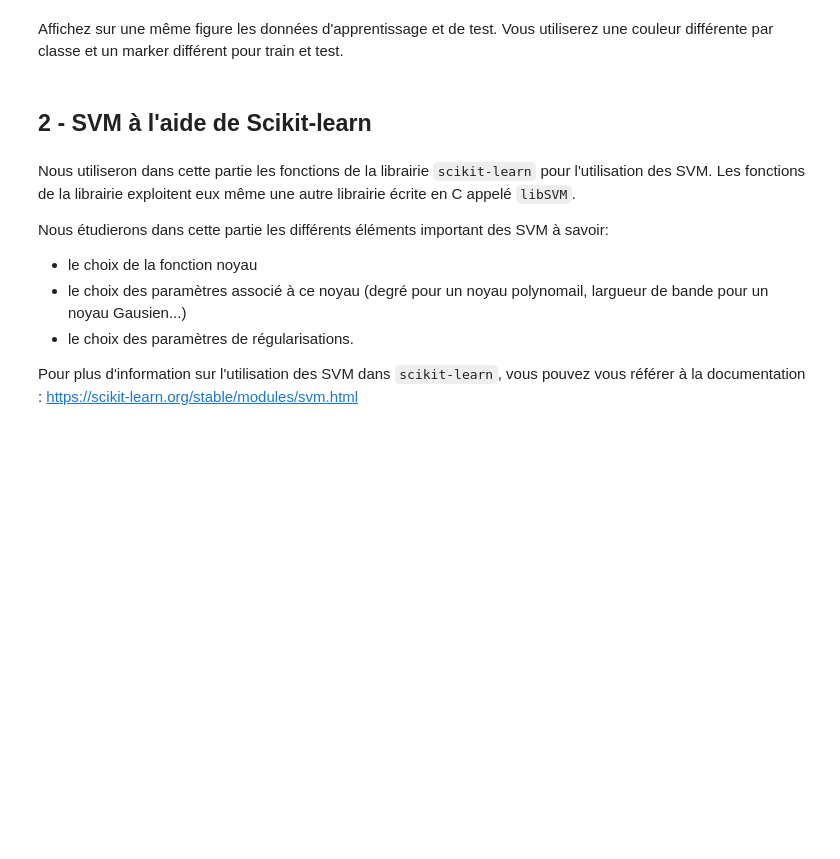
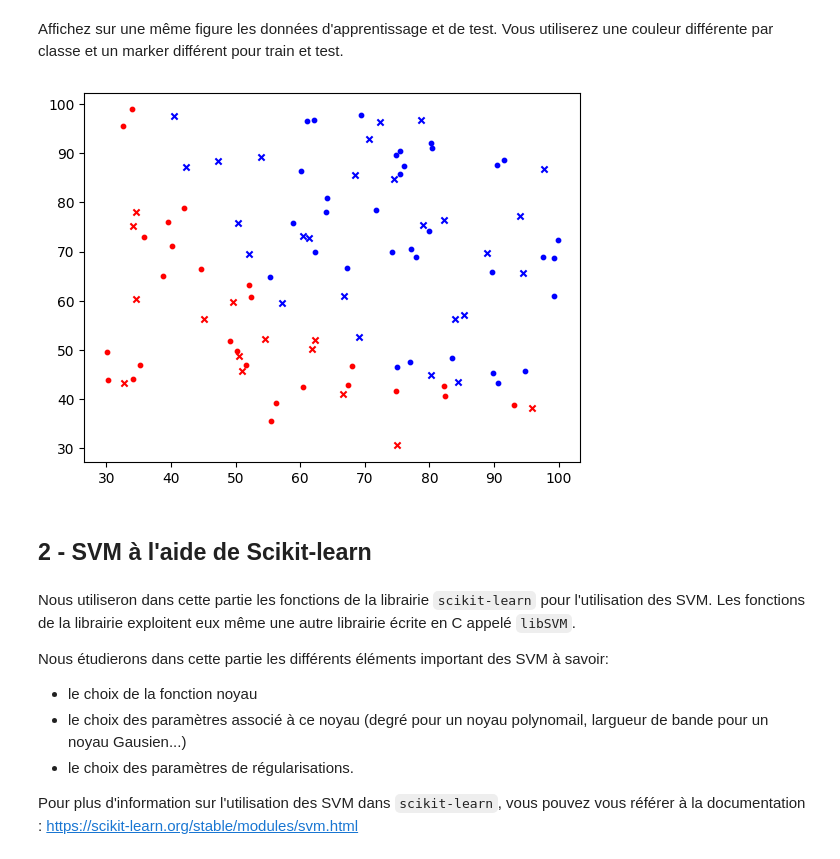
Before and after one commit to ViniciusGN/Kaggle-AI-Studies, a Jupyter notebook: Apprentissage/TP3_Vinicius_Nascimento/TP3_Vinicius_Nascimento.ipynb, the cells around one changed output. Cells and saved outputs as stored; diff of their text form; code cells hidden in the pictures; blank space fills up the shorter version.

```diff
--- a/Apprentissage/TP3_Vinicius_Nascimento/TP3_Vinicius_Nascimento.ipynb
+++ b/Apprentissage/TP3_Vinicius_Nascimento/TP3_Vinicius_Nascimento.ipynb
@@ -118,3 +123,9 @@ raise NotImplementedError()
+# %%
+from sklearn.model_selection import train_test_split
+
+# YOUR CODE HERE
+X_train, X_test, y_train, y_test = train_test_split(X, y, test_size=0.4, random_state=42)
+# raise NotImplementedError()
 # %%
 # Ce bloc permet de valider votre code. Vous ne devez pas le modifier.
 try:
@@ -138,3 +148,15 @@ raise NotImplementedError()
+# %%
+# YOUR CODE HERE
+# Train
+plt.scatter(X_train[y_train == 0, 0], X_train[y_train == 0, 1], color='red', marker='o', label='Train - Classe 0', s=10)
+plt.scatter(X_train[y_train == 1, 0], X_train[y_train == 1, 1], color='blue', marker='o', label='Train - Classe 1', s=10)
+# Test
+plt.scatter(X_test[y_test == 0, 0], X_test[y_test == 0, 1], color='red', marker='x', label='Test - Classe 0', s=20)
+plt.scatter(X_test[y_test == 1, 0], X_test[y_test == 1, 1], color='blue', marker='x', label='Test - Classe 1', s=20)
+plt.show()
+# raise NotImplementedError()
+# %% [output]
+[figure, added]
 # %% [markdown]
 ## 2 - SVM à l'aide de Scikit-learn
 # %% [markdown]
```
Also changed, not shown: parts of 50 cells of this notebook.
